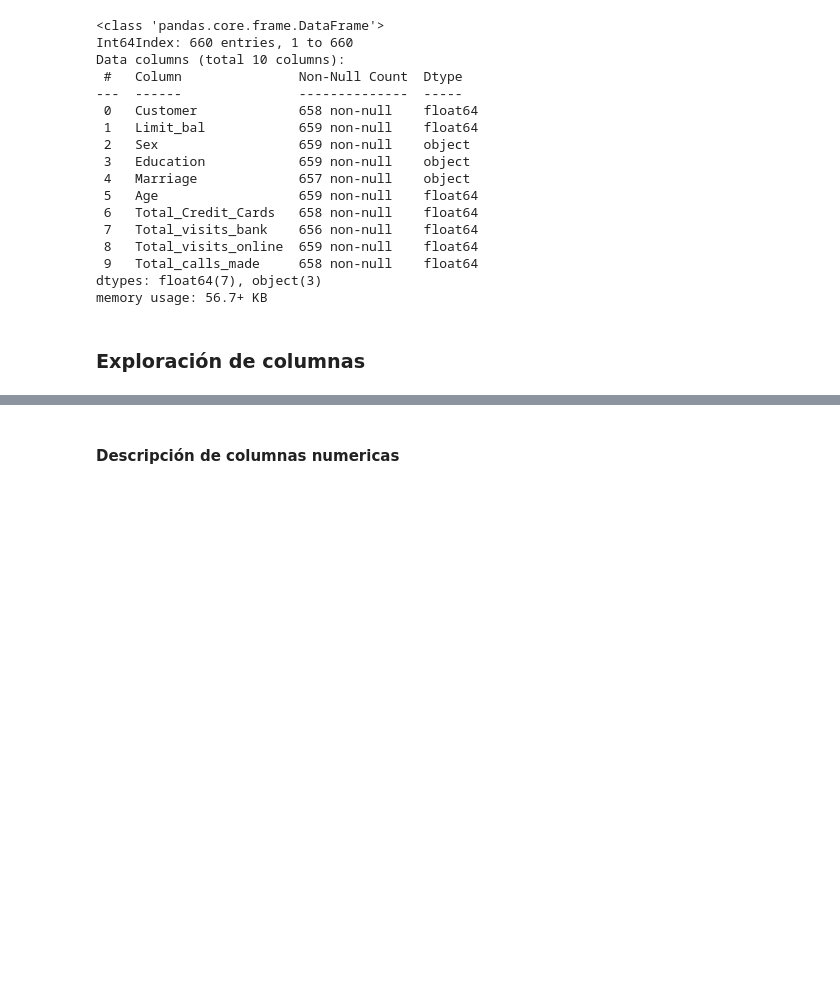
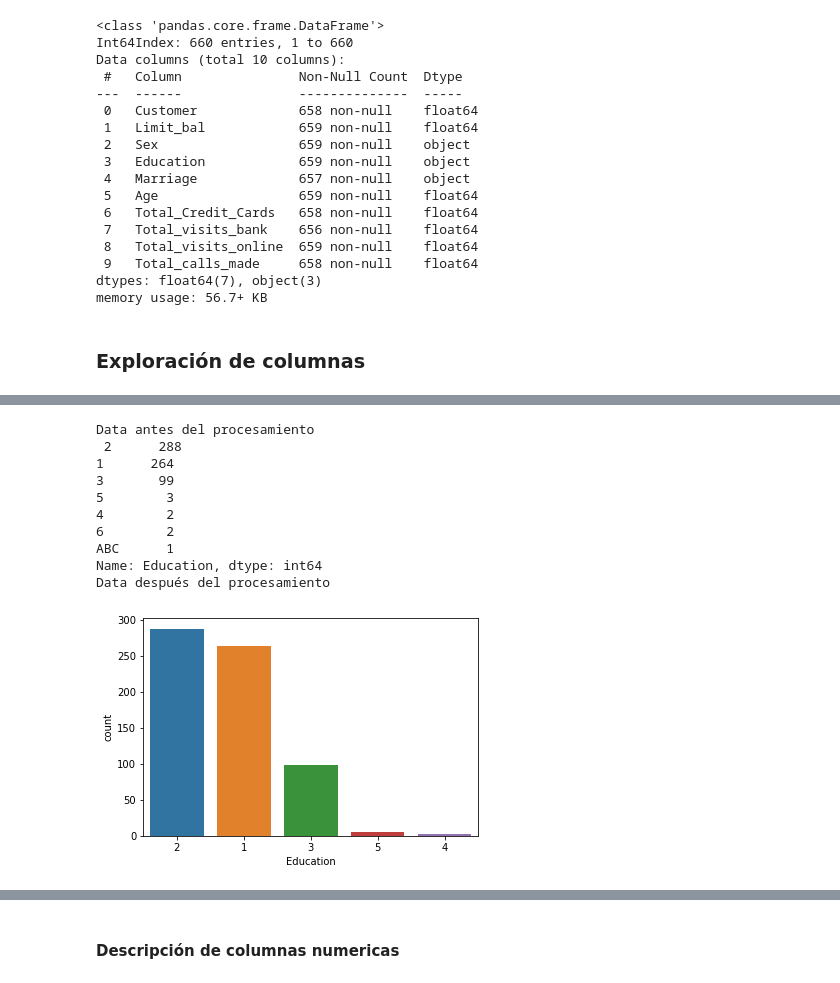
Before and after one commit to malvarezg1/BI, a Jupyter notebook: Laboratorio 2 - Clustering.ipynb, the cells around one changed output, grey strips where cells are left out. Cells and saved outputs as stored; diff of their text form; code cells hidden in the pictures; blank space fills up the shorter version.

```diff
--- a/Laboratorio 2 - Clustering.ipynb
+++ b/Laboratorio 2 - Clustering.ipynb
@@ -45,0 +77,18 @@ memory usage: 56.7+ KB
+# %%
+print("Data antes del procesamiento\n",data["Education"].value_counts())
+data["Education"] = data["Education"].replace("ABC",np.nan)
+data["Education"] = data["Education"].replace("6","5")
+print("Data después del procesamiento\n")
+ax = sns.countplot(x="Education", data=data)
+# %% [output]
+Data antes del procesamiento
+ 2      288
+1      264
+3       99
+5        3
+4        2
+6        2
+ABC      1
+Name: Education, dtype: int64
+Data después del procesamiento
+[figure, added]
```
Also changed, not shown: parts of 23 cells of this notebook.
